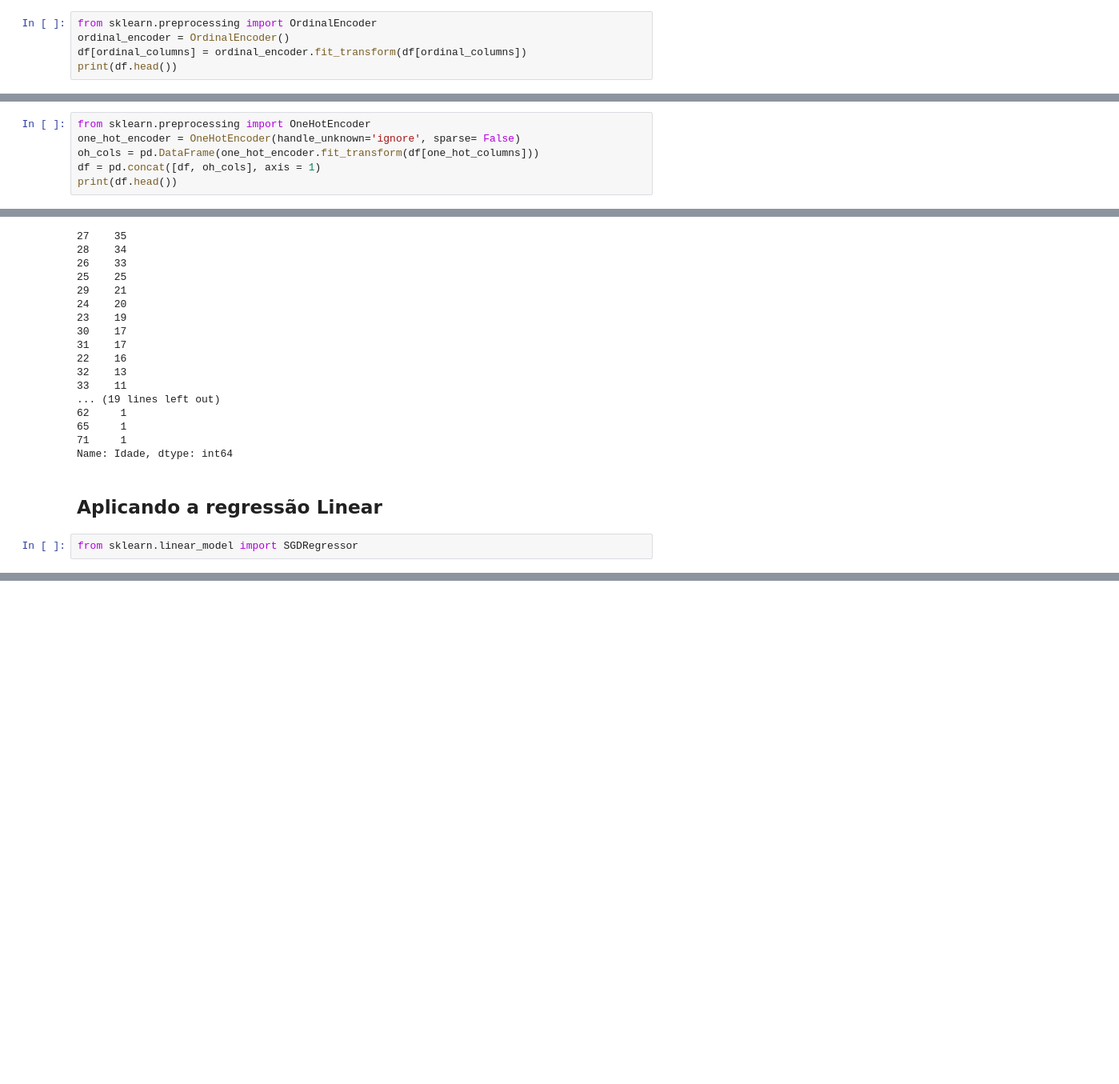
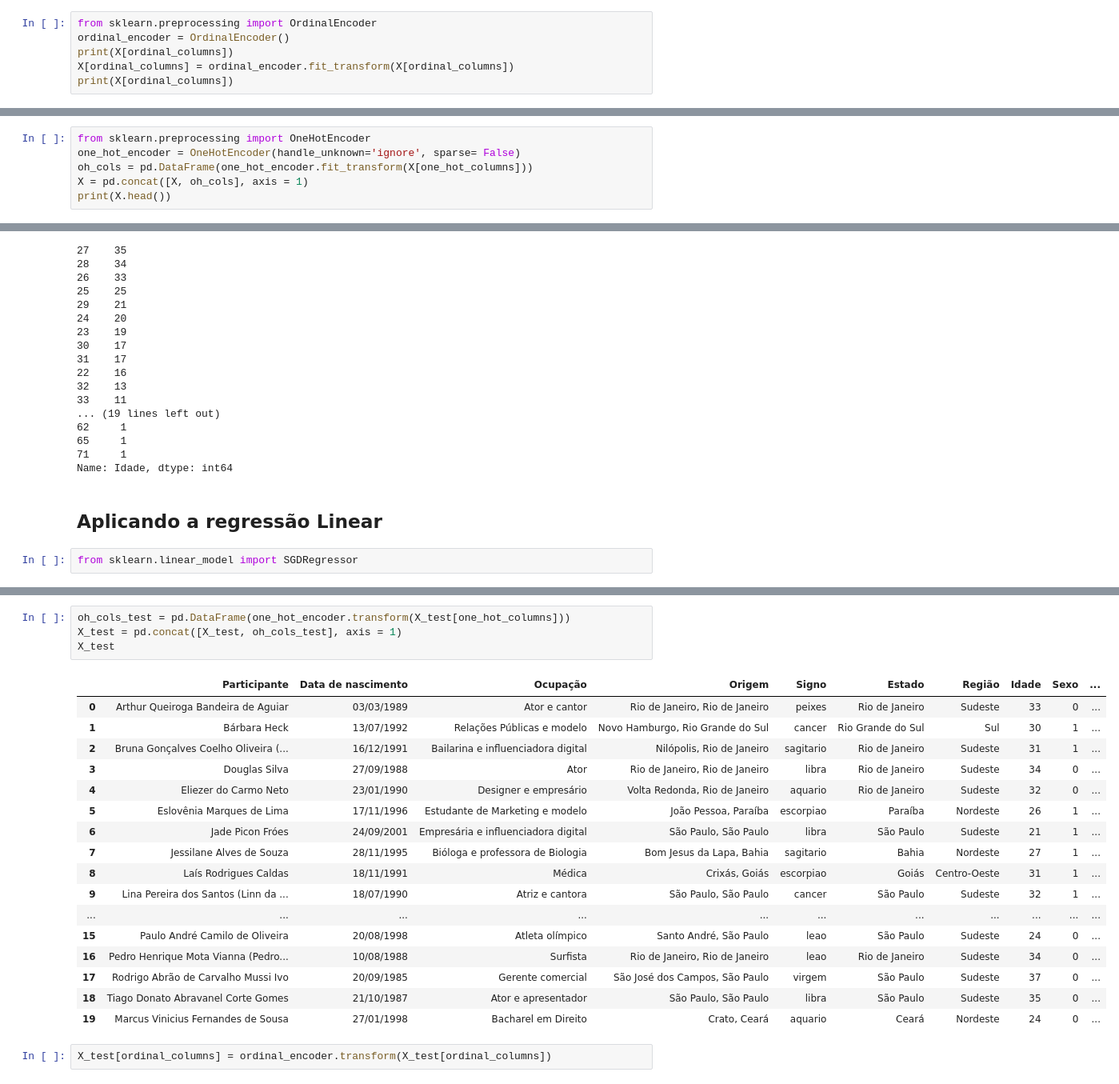
Before and after one commit to jvbm07/BBB-predictions, a Jupyter notebook: notebooks/LinearRegressionBBB.ipynb, the cells around one changed output, grey strips where cells are left out. Shown: that part at 80% size. Saved outputs shown, nothing was run; the diff lists cells and outputs as text; blank space fills up the shorter version.

```diff
--- a/notebooks/LinearRegressionBBB.ipynb
+++ b/notebooks/LinearRegressionBBB.ipynb
@@ -77,6 +84,7 @@ one_hot_columns = ['Região']
 # %%
 from sklearn.preprocessing import OrdinalEncoder
 ordinal_encoder = OrdinalEncoder()
-df[ordinal_columns] = ordinal_encoder.fit_transform(df[ordinal_columns])
-print(df.head())
+print(X[ordinal_columns])
+X[ordinal_columns] = ordinal_encoder.fit_transform(X[ordinal_columns])
+print(X[ordinal_columns])
 # %% [output]
@@ -103,9 +108,9 @@ print(df.head())
 # %%
 from sklearn.preprocessing import OneHotEncoder
 one_hot_encoder = OneHotEncoder(handle_unknown='ignore', sparse= False)
-oh_cols = pd.DataFrame(one_hot_encoder.fit_transform(df[one_hot_columns]))
-df = pd.concat([df, oh_cols], axis = 1)
-print(df.head())
+oh_cols = pd.DataFrame(one_hot_encoder.fit_transform(X[one_hot_columns]))
+X = pd.concat([X, oh_cols], axis = 1)
+print(X.head())
 # %% [output]
                                  Participante Data de nascimento  \
 0                       Kleber de Paula Pedra         14/02/1978
@@ -220,0 +269,24 @@ SGDRegressor()
+# %%
+oh_cols_test = pd.DataFrame(one_hot_encoder.transform(X_test[one_hot_columns]))
+X_test = pd.concat([X_test, oh_cols_test], axis = 1)
+X_test
+# %% [output]
+|  | Participante | Data de nascimento | Ocupação | Origem | Signo | Estado | Região | Idade | Sexo | ... |
+| 0 | Arthur Queiroga Bandeira de Aguiar | 03/03/1989 | Ator e cantor | Rio de Janeiro, Rio de Janeiro | peixes | Rio de Janeiro | Sudeste | 33 | 0 | ... |
+| 1 | Bárbara Heck | 13/07/1992 | Relações Públicas e modelo | Novo Hamburgo, Rio Grande do Sul | cancer | Rio Grande do Sul | Sul | 30 | 1 | ... |
+| 2 | Bruna Gonçalves Coelho Oliveira (... | 16/12/1991 | Bailarina e influenciadora digital | Nilópolis, Rio de Janeiro | sagitario | Rio de Janeiro | Sudeste | 31 | 1 | ... |
+| 3 | Douglas Silva | 27/09/1988 | Ator | Rio de Janeiro, Rio de Janeiro | libra | Rio de Janeiro | Sudeste | 34 | 0 | ... |
+| 4 | Eliezer do Carmo Neto | 23/01/1990 | Designer e empresário | Volta Redonda, Rio de Janeiro | aquario | Rio de Janeiro | Sudeste | 32 | 0 | ... |
+| 5 | Eslovênia Marques de Lima | 17/11/1996 | Estudante de Marketing e modelo | João Pessoa, Paraíba | escorpiao | Paraíba | Nordeste | 26 | 1 | ... |
+| 6 | Jade Picon Fróes | 24/09/2001 | Empresária e influenciadora digital | São Paulo, São Paulo | libra | São Paulo | Sudeste | 21 | 1 | ... |
+| 7 | Jessilane Alves de Souza | 28/11/1995 | Bióloga e professora de Biologia | Bom Jesus da Lapa, Bahia | sagitario | Bahia | Nordeste | 27 | 1 | ... |
+| 8 | Laís Rodrigues Caldas | 18/11/1991 | Médica | Crixás, Goiás | escorpiao | Goiás | Centro-Oeste | 31 | 1 | ... |
+| 9 | Lina Pereira dos Santos (Linn da ... | 18/07/1990 | Atriz e cantora | São Paulo, São Paulo | cancer | São Paulo | Sudeste | 32 | 1 | ... |
+| ... | ... | ... | ... | ... | ... | ... | ... | ... | ... | ... |
+| 15 | Paulo André Camilo de Oliveira | 20/08/1998 | Atleta olímpico | Santo André, São Paulo | leao | São Paulo | Sudeste | 24 | 0 | ... |
+| 16 | Pedro Henrique Mota Vianna (Pedro... | 10/08/1988 | Surfista | Rio de Janeiro, Rio de Janeiro | leao | Rio de Janeiro | Sudeste | 34 | 0 | ... |
+| 17 | Rodrigo Abrão de Carvalho Mussi Ivo | 20/09/1985 | Gerente comercial | São José dos Campos, São Paulo | virgem | São Paulo | Sudeste | 37 | 0 | ... |
+| 18 | Tiago Donato Abravanel Corte Gomes | 21/10/1987 | Ator e apresentador | São Paulo, São Paulo | libra | São Paulo | Sudeste | 35 | 0 | ... |
+| 19 | Marcus Vinicius Fernandes de Sousa | 27/01/1998 | Bacharel em Direito | Crato, Ceará | aquario | Ceará | Nordeste | 24 | 0 | ... |
+# %%
+X_test[ordinal_columns] = ordinal_encoder.transform(X_test[ordinal_columns])
```
Also changed, not shown: parts of 25 cells of this notebook, 6 other files.
